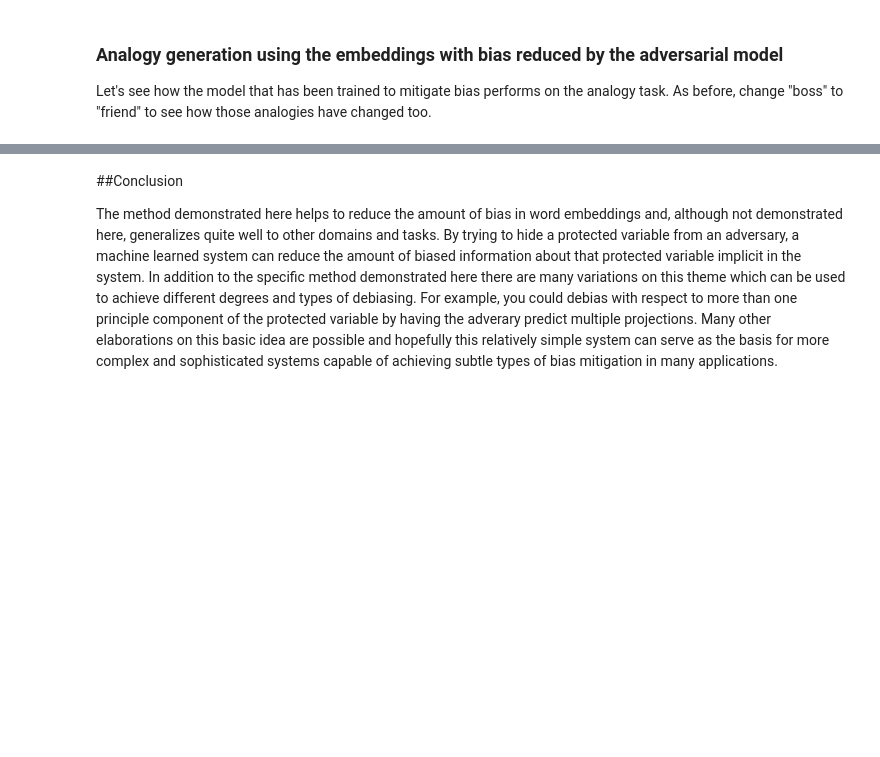
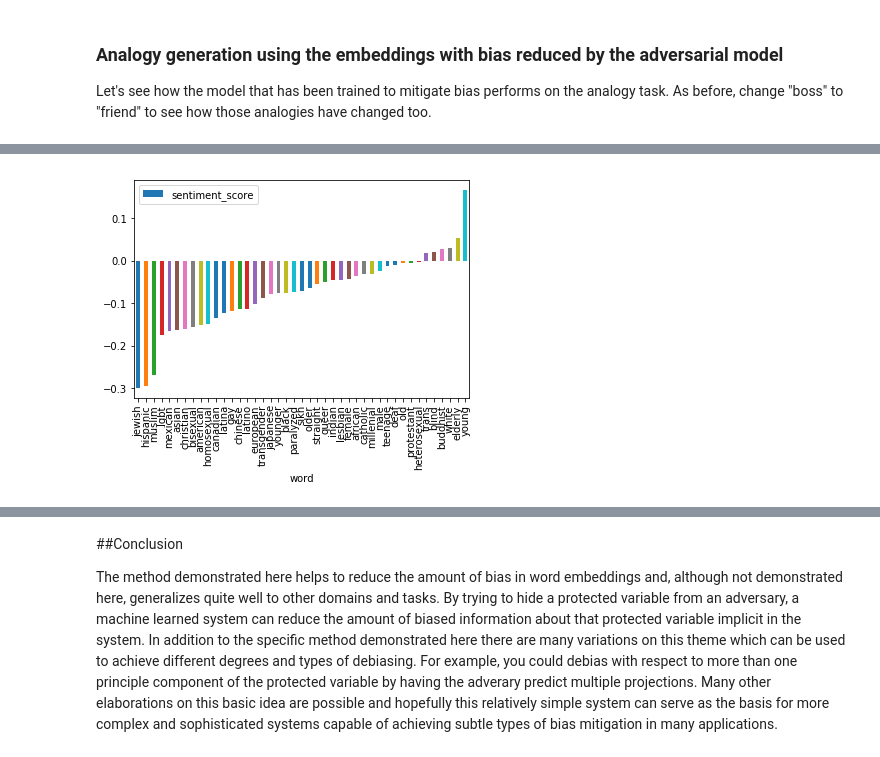
Before and after one commit to ChristopherSweeney/6.860_project, a Jupyter notebook: Mitigating_Unwanted_Biases_in_Word_Embeddings_with_Adversarial_Learning_sentiment.ipynb, the cells around one changed output, grey strips where cells are left out. Saved outputs shown, nothing was run; the diff lists cells and outputs as text; code cells hidden in the pictures; blank space fills up the shorter version.

```diff
--- a/Mitigating_Unwanted_Biases_in_Word_Embeddings_with_Adversarial_Learning_sentiment.ipynb
+++ b/Mitigating_Unwanted_Biases_in_Word_Embeddings_with_Adversarial_Learning_sentiment.ipynb
@@ -931,12 +1144,13 @@ df.plot.bar(x="word",y="sentiment_score")
 # %%
-w= trained_model.projection.eval()
-W = np.dot(w,w.T)
-words = nationalities#filter(lambda x: x.lower() in embeddings,identities)
-df = pd.DataFrame(data={"word": list(words)})
-df["sentiment_score"] = df["word"].map(
-    lambda a: (embeddings[a.lower()]-(np.dot(np.dot(w,w.T),embeddings[a.lower()]))).dot(vec))
-df.sort_values(by="sentiment_score", inplace=True)
-df.plot.bar(x="word",y="sentiment_score")
+with sess.as_default():
+
+    df = pd.DataFrame(data={"word": list(words)})
+    df["sentiment_score"] = df["word"].map(
+        lambda a: (embeddings[a.lower()]-(np.dot(np.dot(w,w.T),embeddings[a.lower()]))).dot(vec))
+    df.sort_values(by="sentiment_score", inplace=True)
+    df.plot.bar(x="word",y="sentiment_score")
+# %% [output]
+[figure, added]
 # %%
 df = pd.DataFrame(data={"word": list(words)})
 df["sentiment_score"] = df["word"].map(
```
Also changed, not shown: parts of 31 cells of this notebook, 2 other files.
